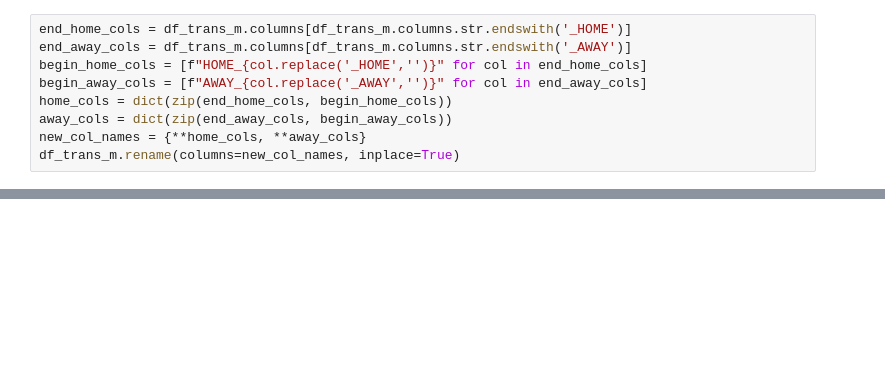
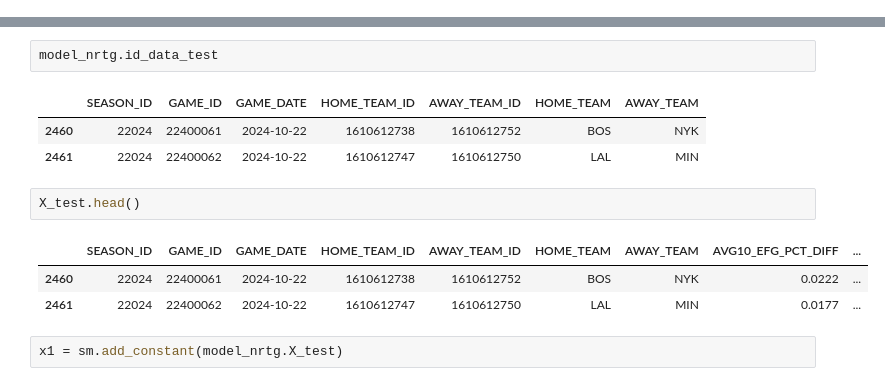
Before and after one commit to samluxenberg1/nba_hustle_sdg, a Jupyter notebook: notebooks/stage2_model.ipynb, the cells around one changed output, grey strips where cells are left out. Drawn from its saved outputs; the diff is of its cells as text; blank space fills up the shorter version.

```diff
--- a/notebooks/stage2_model.ipynb
+++ b/notebooks/stage2_model.ipynb
@@ -60,9 +0,0 @@ df_trans_m[m_cols_to_keep].head(2)
-# %%
-end_home_cols = df_trans_m.columns[df_trans_m.columns.str.endswith('_HOME')]
-end_away_cols = df_trans_m.columns[df_trans_m.columns.str.endswith('_AWAY')]
-begin_home_cols = [f"HOME_{col.replace('_HOME','')}" for col in end_home_cols]
-begin_away_cols = [f"AWAY_{col.replace('_AWAY','')}" for col in end_away_cols]
-home_cols = dict(zip(end_home_cols, begin_home_cols))
-away_cols = dict(zip(end_away_cols, begin_away_cols))
-new_col_names = {**home_cols, **away_cols}
-df_trans_m.rename(columns=new_col_names, inplace=True)
@@ -589,0 +466,14 @@ Name: count, dtype: int64
+# %%
+model_nrtg.id_data_test
+# %% [output]
+|  | SEASON_ID | GAME_ID | GAME_DATE | HOME_TEAM_ID | AWAY_TEAM_ID | HOME_TEAM | AWAY_TEAM |
+| 2460 | 22024 | 22400061 | 2024-10-22 | 1610612738 | 1610612752 | BOS | NYK |
+| 2461 | 22024 | 22400062 | 2024-10-22 | 1610612747 | 1610612750 | LAL | MIN |
+# %%
+X_test.head()
+# %% [output]
+|  | SEASON_ID | GAME_ID | GAME_DATE | HOME_TEAM_ID | AWAY_TEAM_ID | HOME_TEAM | AWAY_TEAM | AVG10_EFG_PCT_DIFF | ... |
+| 2460 | 22024 | 22400061 | 2024-10-22 | 1610612738 | 1610612752 | BOS | NYK | 0.0222 | ... |
+| 2461 | 22024 | 22400062 | 2024-10-22 | 1610612747 | 1610612750 | LAL | MIN | 0.0177 | ... |
+# %%
+x1 = sm.add_constant(model_nrtg.X_test)
```
Also changed, not shown: parts of 55 cells of this notebook, 5 other files.
